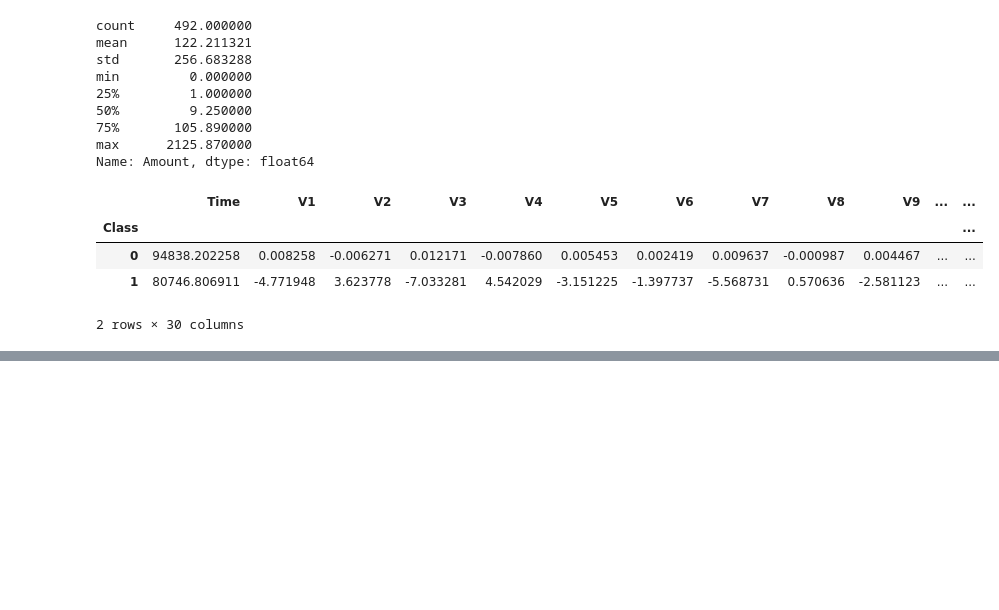
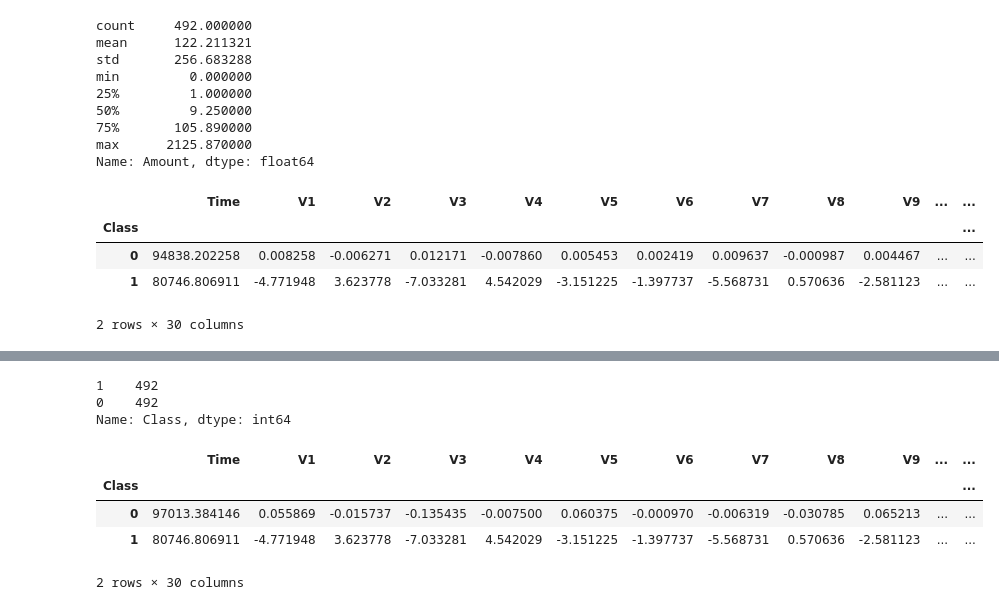
Before and after one commit to kwolf3/Credit_Card_Fraud, a Jupyter notebook: Credit Card Fraud.ipynb, the cells around one changed output, grey strips where cells are left out. Saved outputs shown, nothing was run; the diff lists cells and outputs as text; code cells hidden in the pictures; blank space fills up the shorter version.

Commit message:
Create sample of data

```diff
--- a/Credit Card Fraud.ipynb
+++ b/Credit Card Fraud.ipynb
@@ -121,3 +121,9 @@ df.groupby('Class').mean()
 | 0 | 94838.202258 | 0.008258 | -0.006271 | 0.012171 | -0.007860 | 0.005453 | 0.002419 | 0.009637 | -0.000987 | 0.004467 | ... | ... |
 | 1 | 80746.806911 | -4.771948 | 3.623778 | -7.033281 | 4.542029 | -3.151225 | -1.397737 | -5.568731 | 0.570636 | -2.581123 | ... | ... |
 2 rows × 30 columns
+# %%
+# under sampling
+legit_sample = legit.sample(n = 492)
+# %%
+new_df = pd.concat([legit_sample, fraud], axis = 0)
+new_df
@@ -123,0 +144,14 @@ df.groupby('Class').mean()
+# %%
+new_df['Class'].value_counts()
+# %% [output]
+1    492
+0    492
+Name: Class, dtype: int64
+# %%
+new_df.groupby('Class').mean()
+# %% [output]
+|  | Time | V1 | V2 | V3 | V4 | V5 | V6 | V7 | V8 | V9 | ... | ... |
+| Class |  |  |  |  |  |  |  |  |  |  |  | ... |
+| 0 | 97013.384146 | 0.055869 | -0.015737 | -0.135435 | -0.007500 | 0.060375 | -0.000970 | -0.006319 | -0.030785 | 0.065213 | ... | ... |
+| 1 | 80746.806911 | -4.771948 | 3.623778 | -7.033281 | 4.542029 | -3.151225 | -1.397737 | -5.568731 | 0.570636 | -2.581123 | ... | ... |
+2 rows × 30 columns
```
Also changed, not shown: parts of 1 cell of this notebook.
